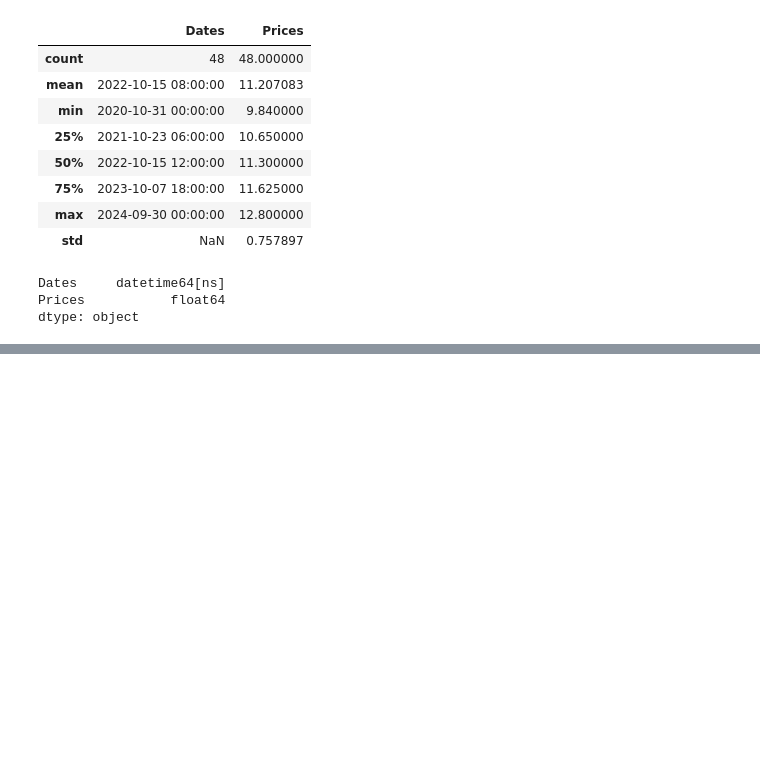
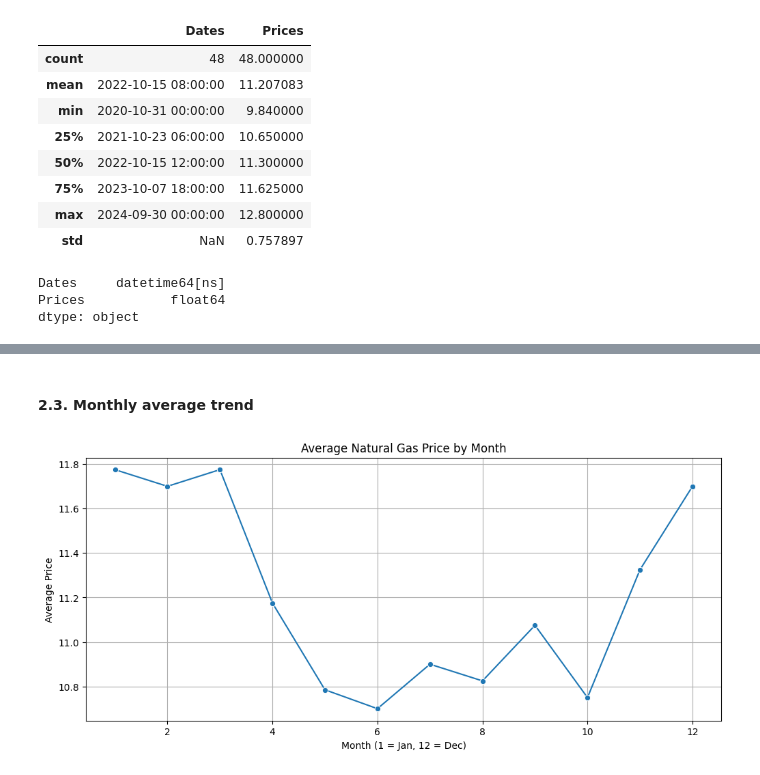
Before and after one commit to orejandro79/JPMorgan-Chase---Co, a Jupyter notebook: TASK1-Investigate and analyze price data/gas_prices_analysis.ipynb, the cells around one changed output, grey strips where cells are left out. Drawn from its saved outputs; the diff is of its cells as text; code cells hidden in the pictures; blank space fills up the shorter version.

```diff
--- a/TASK1-Investigate and analyze price data/gas_prices_analysis.ipynb
+++ b/TASK1-Investigate and analyze price data/gas_prices_analysis.ipynb
@@ -152,0 +189,14 @@ dtype: object
+# %% [markdown]
+#### 2.3. Monthly average trend
+# %%
+monthly_avg = df.groupby(df['Dates'].dt.month)['Prices'].mean()
+
+plt.figure(figsize=(12, 5))
+sns.lineplot(x=monthly_avg.index, y=monthly_avg.values, marker='o')
+plt.title("Average Natural Gas Price by Month")
+plt.xlabel("Month (1 = Jan, 12 = Dec)")
+plt.ylabel("Average Price")
+plt.grid(True)
+plt.show()
+# %% [output]
+[figure, added]
```
Also changed, not shown: parts of 16 cells of this notebook.
